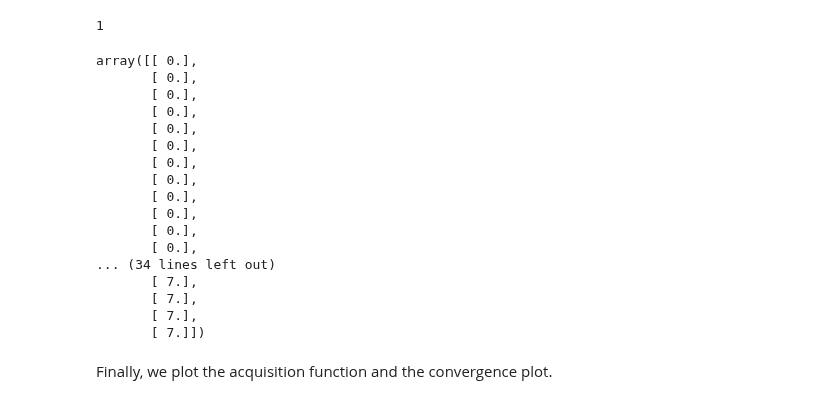
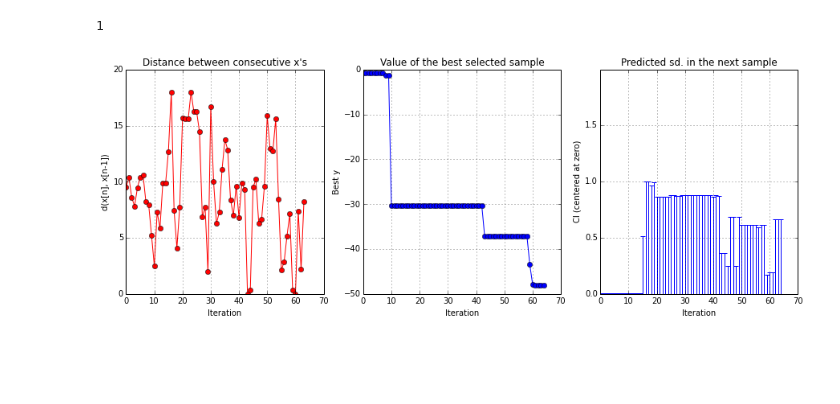
Before and after one commit to SheffieldML/GPyOpt, a Jupyter notebook: doc/reference manual/GPyOpt reference manual-batch.ipynb, the cells around one changed output. Drawn from its saved outputs; the diff is of its cells as text; code cells hidden in the pictures; blank space fills up the shorter version.

Commit message:
new high dimensional test functions added

```diff
--- a/doc/reference manual/GPyOpt reference manual-batch.ipynb
+++ b/doc/reference manual/GPyOpt reference manual-batch.ipynb
@@ -73,7 +73,7 @@ $$f(x_1,x_2) = \left(4-2.1x_1^2 = \frac{x_1^4}{3} \right)x_1^2 + x_1x_2 + (-4 +4
 in $[-3,3]\times [-2,2]$. This functions has two global minima, at $(0.0898,-0.7126)$ and $(-0.0898,0.7126)$. As in the previous case we create the function, which is already in GPyOpt.
 # %%
 # create the object function
-f_true = GPyOpt.fmodels.experiments2d.sixhumpcamel()
-f_sim = GPyOpt.fmodels.experiments2d.sixhumpcamel(sd = 0)
-f_true.plot()
-bounds = f_true.bounds
+f_true = GPyOpt.fmodels.experimentsNd.alpine1(input_dim = 5)
+f_sim = GPyOpt.fmodels.experimentsNd.alpine2(input_dim = 5, sd = 0.1)
+#f_true.plot()
+bounds = f_sim.bounds
@@ -107,24 +104,6 @@ myBopt2D.start_optimization(max_iter,
    -Maximum number of iterations reached.
 1
 # %%
-myBopt2D.batch_labels
+myBopt2D.plot_convergence()
 # %% [output]
-array([[ 0.],
-       [ 0.],
-       [ 0.],
-       [ 0.],
-       [ 0.],
-       [ 0.],
-       [ 0.],
-       [ 0.],
-       [ 0.],
-       [ 0.],
-       [ 0.],
-       [ 0.],
-... (34 lines left out)
-       [ 7.],
-       [ 7.],
-       [ 7.],
-       [ 7.]])
+[figure, added]
-# %% [markdown]
-Finally, we plot the acquisition function and the convergence plot.
```
Also changed, not shown: parts of 11 cells of this notebook, 4 other files.
